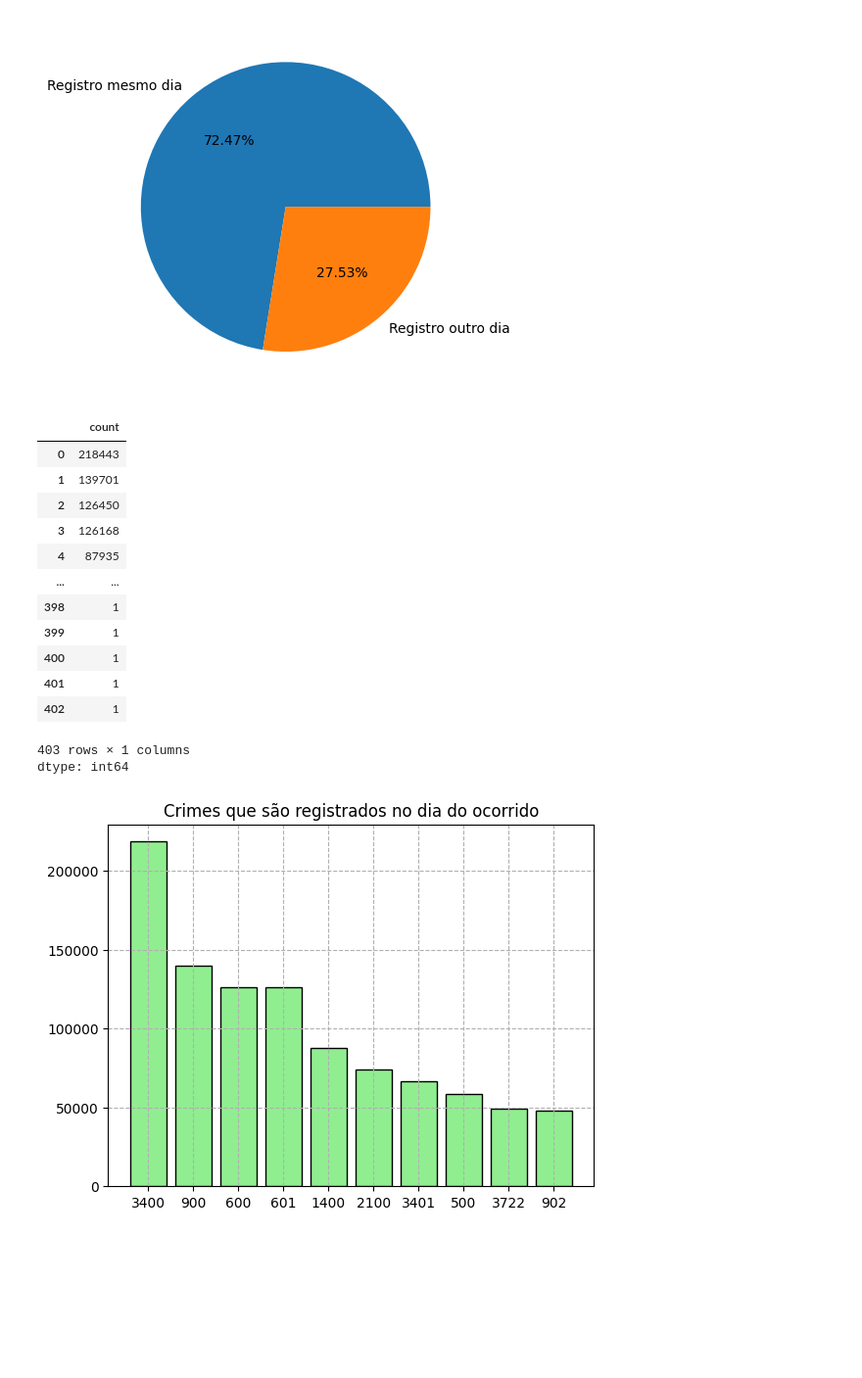
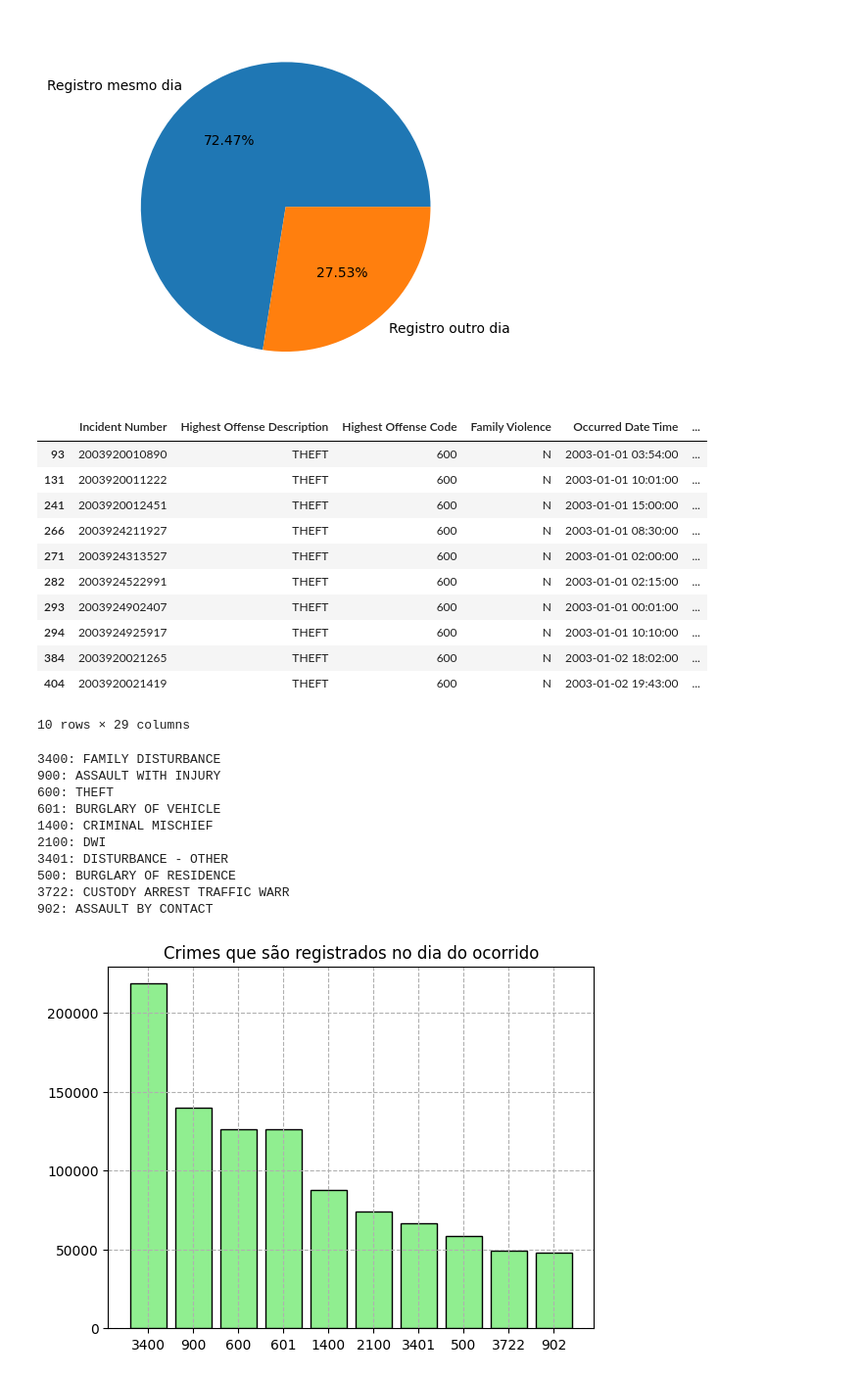
Before and after one commit to lucassilva-aiengineer/Projetos-Ciencia-Dados-I, a Jupyter notebook: projeto_1/analise_diagnostica_crimes_em_austin_tx.ipynb, the cells around one changed output. Shown at 98% size. Saved outputs shown, nothing was run; the diff lists cells and outputs as text; code cells hidden in the pictures; blank space fills up the shorter version.

```diff
--- a/projeto_1/analise_diagnostica_crimes_em_austin_tx.ipynb
+++ b/projeto_1/analise_diagnostica_crimes_em_austin_tx.ipynb
@@ -387,20 +394,25 @@ crimes_registro_posterior = crimes_registro_posterior.reset_index()
 
 crimes_registro_mesmo_dia = registro_mesmo_dia["Highest Offense Code"].value_counts()
 crimes_registro_mesmo_dia = crimes_registro_mesmo_dia.reset_index()
-# %%
-crimes_registro_mesmo_dia["count"]
-# %% [output]
-|  | count |
-| 0 | 218443 |
-| 1 | 139701 |
-| 2 | 126450 |
-| 3 | 126168 |
-| 4 | 87935 |
-| ... | ... |
-| 398 | 1 |
-| 399 | 1 |
-| 400 | 1 |
-| 401 | 1 |
-| 402 | 1 |
-403 rows × 1 columns
-dtype: int64
+# %%
+codigos = list(crimes_registro_mesmo_dia["Highest Offense Code"][:10])
+
+# Traduzindo o significado destes códigos
+
+codigos = [600]
+
+codigos_especificos = df[df["Highest Offense Code"].isin(codigos)]
+codigos_especificos.head(10)
+# %% [output]
+|  | Incident Number | Highest Offense Description | Highest Offense Code | Family Violence | Occurred Date Time | ... |
+| 93 | 2003920010890 | THEFT | 600 | N | 2003-01-01 03:54:00 | ... |
+| 131 | 2003920011222 | THEFT | 600 | N | 2003-01-01 10:01:00 | ... |
+| 241 | 2003920012451 | THEFT | 600 | N | 2003-01-01 15:00:00 | ... |
+| 266 | 2003924211927 | THEFT | 600 | N | 2003-01-01 08:30:00 | ... |
+| 271 | 2003924313527 | THEFT | 600 | N | 2003-01-01 02:00:00 | ... |
+| 282 | 2003924522991 | THEFT | 600 | N | 2003-01-01 02:15:00 | ... |
+| 293 | 2003924902407 | THEFT | 600 | N | 2003-01-01 00:01:00 | ... |
+| 294 | 2003924925917 | THEFT | 600 | N | 2003-01-01 10:10:00 | ... |
+| 384 | 2003920021265 | THEFT | 600 | N | 2003-01-02 18:02:00 | ... |
+| 404 | 2003920021419 | THEFT | 600 | N | 2003-01-02 19:43:00 | ... |
+10 rows × 29 columns
@@ -407,3 +423,17 @@ dtype: int64
+# %%
+for chave, valor in dicionario_codigos.items():
+  print(f"{chave}: {valor}")
+# %% [output]
+3400: FAMILY DISTURBANCE
+900: ASSAULT WITH INJURY
+600: THEFT
+601: BURGLARY OF VEHICLE
+1400: CRIMINAL MISCHIEF
+2100: DWI
+3401: DISTURBANCE - OTHER
+500: BURGLARY OF RESIDENCE
+3722: CUSTODY ARREST TRAFFIC WARR
+902: ASSAULT BY CONTACT
 # %%
 plt.bar([str(codigo) for codigo in list(crimes_registro_mesmo_dia["Highest Offense Code"])[:10]],
         list(crimes_registro_mesmo_dia["count"])[:10],
```
Also changed, not shown: parts of 9 cells of this notebook.
